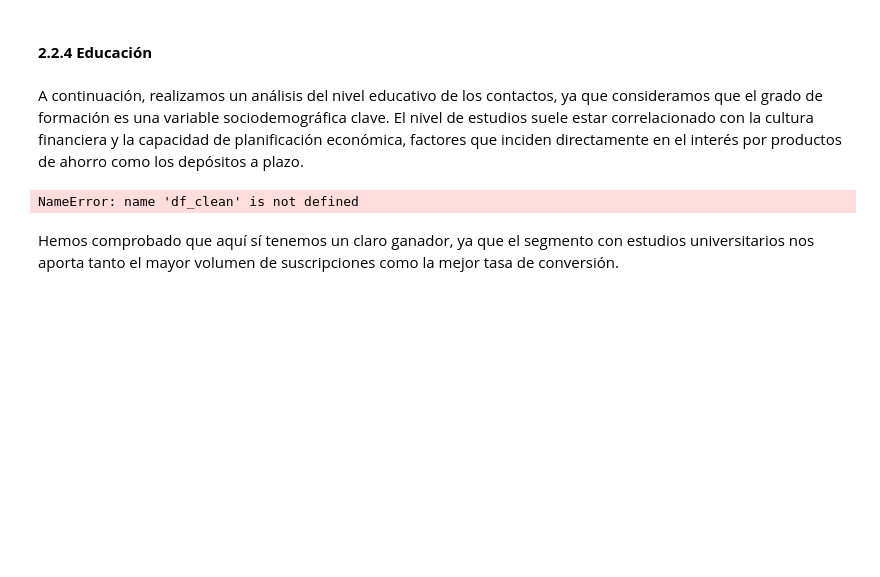
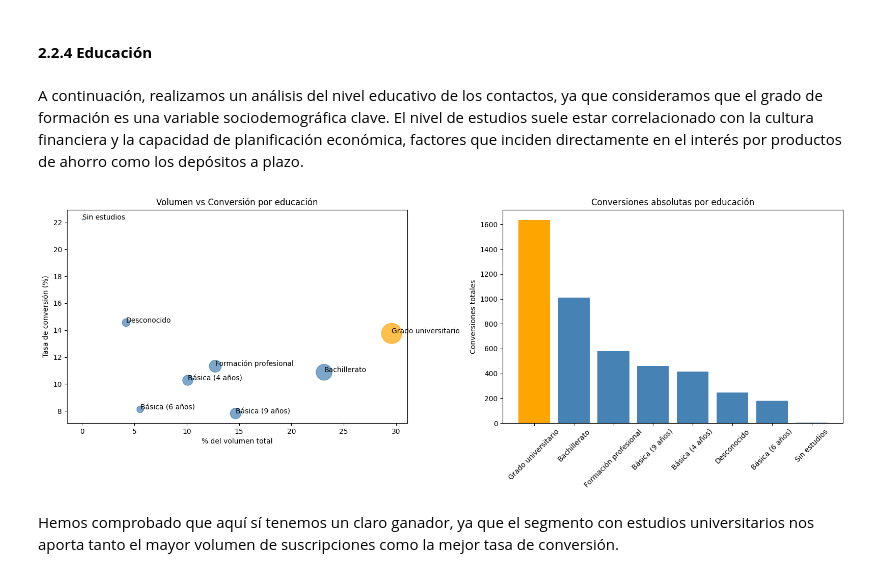
Before and after one commit to arnausans23/data-analytics-tfm, a Jupyter notebook: 1_analisis_datos_v2.ipynb, the cells around one changed output. Drawn from its saved outputs; the diff is of its cells as text; code cells hidden in the pictures; blank space fills up the shorter version.

```diff
--- a/1_analisis_datos_v2.ipynb
+++ b/1_analisis_datos_v2.ipynb
@@ -740,9 +746,9 @@ trad_job = {
 }
 
 stats_job = df_clean.groupby('job').agg(
-    volumen=('result', 'count'),
-    conversiones=('result', lambda x: (x == 'yes').sum()),
-    tasa_conversion=('result', lambda x: (x == 'yes').mean() * 100)
+    volumen=('Contratación', 'count'),
+    conversiones=('Contratación', lambda x: (x == 'yes').sum()),
+    tasa_conversion=('Contratación', lambda x: (x == 'yes').mean() * 100)
 ).reset_index()
 
 stats_job['pct_volumen'] = stats_job['volumen'] / stats_job['volumen'].sum() * 100
@@ -786,9 +792,9 @@ trad_marital = {
 }
 
 stats_marital = df_clean.groupby('marital').agg(
-    volumen=('result', 'count'),
-    conversiones=('result', lambda x: (x == 'yes').sum()),
-    tasa_conversion=('result', lambda x: (x == 'yes').mean() * 100)
+    volumen=('Contratación', 'count'),
+    conversiones=('Contratación', lambda x: (x == 'yes').sum()),
+    tasa_conversion=('Contratación', lambda x: (x == 'yes').mean() * 100)
 ).reset_index()
 
 stats_marital['pct_volumen'] = stats_marital['volumen'] / stats_marital['volumen'].sum() * 100
@@ -834,39 +840,39 @@ trad_education = {
 }
 
 stats_education = df_clean.groupby('education').agg(
-    volumen=('result', 'count'),
-    conversiones=('result', lambda x: (x == 'yes').sum()),
-    tasa_conversion=('result', lambda x: (x == 'yes').mean() * 100)
+    volumen=('Contratación', 'count'),
+    conversiones=('Contratación', lambda x: (x == 'yes').sum()),
+    tasa_conversion=('Contratación', lambda x: (x == 'yes').mean() * 100)
 ).reset_index()
 
 stats_education['pct_volumen'] = stats_education['volumen'] / stats_education['volumen'].sum() * 100
 stats_education['eficiencia'] = stats_education['conversiones']
 stats_education['education_es'] = stats_education['education'].map(trad_education)
 stats_education = stats_education.sort_values('eficiencia', ascending=False)
 
 fig, axes = plt.subplots(1, 2, figsize=(16, 6))
 
 # Scatter
 colors = ['orange' if edu == 'Grado universitario' else 'steelblue' for edu in stats_education['education_es']]
 axes[0].scatter(stats_education['pct_volumen'], stats_education['tasa_conversion'],
                 s=stats_education['conversiones']/2, c=colors, alpha=0.7)
 for i, row in stats_education.iterrows():
     axes[0].annotate(row['education_es'], (row['pct_volumen'], row['tasa_conversion']))
 axes[0].set_xlabel('% del volumen total')
 axes[0].set_ylabel('Tasa de conversión (%)')
 axes[0].set_title('Volumen vs Conversión por educación')
 
 # Barras
 colors_bar = ['orange' if edu == 'Grado universitario' else 'steelblue' for edu in stats_education['education_es']]
 axes[1].bar(stats_education['education_es'], stats_education['conversiones'], color=colors_bar)
 axes[1].set_ylabel('Conversiones totales')
 axes[1].set_title('Conversiones absolutas por educación')
 axes[1].tick_params(axis='x', rotation=45)
 
 plt.tight_layout()
 plt.show()
 # %% [output]
-NameError: name 'df_clean' is not defined
+[figure, added]
 # %% [markdown]
 Hemos comprobado que aquí sí tenemos un claro ganador, ya que el segmento con estudios universitarios nos aporta tanto el mayor volumen de suscripciones como la mejor tasa de conversión.
 # %% [markdown]
```
Also changed, not shown: parts of 44 cells of this notebook.
